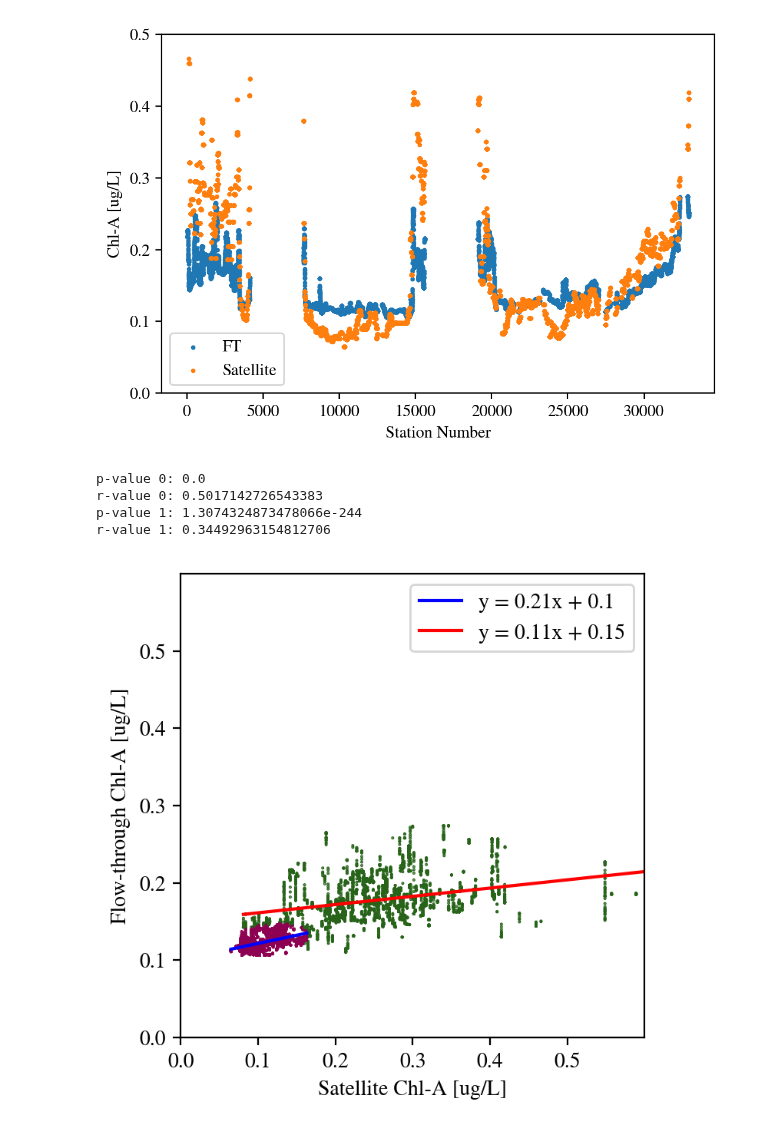
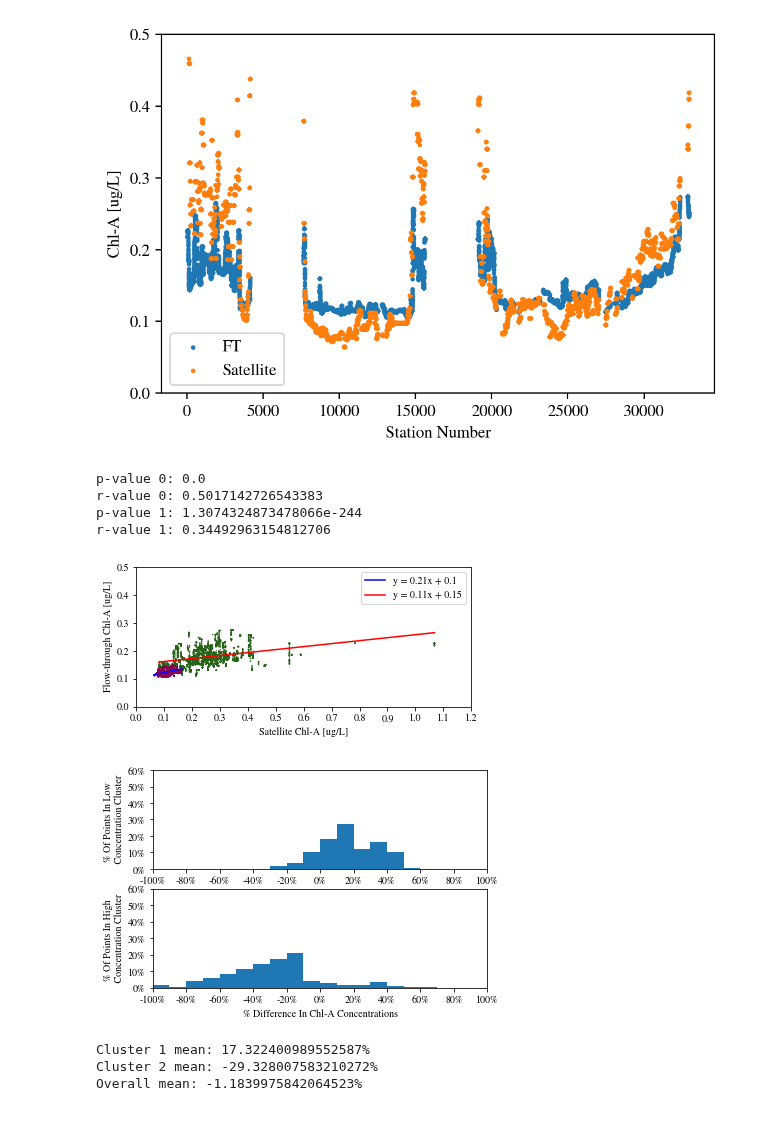
Before and after one commit to AmyPhung/chl-a-comparison, a Jupyter notebook: Revised Figures.ipynb, the cells around one changed output. Saved outputs shown, nothing was run; the diff lists cells and outputs as text; code cells hidden in the pictures.

```diff
--- a/Revised Figures.ipynb
+++ b/Revised Figures.ipynb
@@ -215,34 +214,80 @@ y1 = y[labels == 1]
 
 ft_sat_line1 = BestFitLine(x1, y1)
 print("p-value 1: " + str(ft_sat_line1.p_value))
 print("r-value 1: " + str(ft_sat_line1.r_value))
 eq1 = "y = " + str(round(ft_sat_line1.slope,2)) + \
       "x + " + str(round(ft_sat_line1.intercept,2))
 
 xp = np.linspace(x1.min(), x1.max(), 100)
 plt.plot(xp, ft_sat_line1.computeY(xp), 'r-', label=eq1)
 
 
 
 # Plot Clusters
 plt.scatter(X[:, 0], X[:, 1], c=labels, s=0.2, cmap='PiYG', zorder=2)
 
 plt.axis("equal")
-plt.xlim([0,0.6])
-plt.ylim([0,0.6])
 
 plt.xlabel("Satellite Chl-A [ug/L]")
 plt.ylabel("Flow-through Chl-A [ug/L]")
 
-major_ticks = np.arange(0, 0.6, 0.1)
+major_ticks = np.arange(0, 1.5, 0.1)
 plt.xticks(major_ticks)
 plt.yticks(major_ticks)
+plt.xlim([0,1.2])
+plt.ylim([0,0.5])
 plt.legend()
 
 plt.gca().set_aspect('equal', adjustable='box')
 # %% [output]
 p-value 0: 0.0
 r-value 0: 0.5017142726543383
 p-value 1: 1.3074324873478066e-244
 r-value 1: 0.34492963154812706
-[figure, old version]
+[figure, new version]
+# %%
+data0 = (y0-x0)/((y0+x0)/2)*100
+data1 = (y1-x1)/((y1+x1)/2)*100
+n_bins = 10
+
+# Include values greater or less than 100 percent in 100 percent bin
+bins = np.arange(-100,101,n_bins)
+bins[0] = -1000
+bins[-1] = 1000
+
+# Create two subplots sharing y axis
+fig, (ax0, ax1) = plt.subplots(2, sharey=True)
+
+ax0.hist(data0, weights=np.ones(len(data0)) / len(data0),
+         bins=bins)
+ax0.set(ylabel='% Of Points In Low \n Concentration Cluster')
+ax0.yaxis.set_major_formatter(PercentFormatter(1))
+ax0.xaxis.set_major_formatter(PercentFormatter(100))
+ax0.set_xlim([-100,100])
+
+ax1.hist(data1, weights=np.ones(len(data1)) / len(data1),
+         bins=bins)
+ax1.set(xlabel='% Difference In Chl-A Concentrations',
+        ylabel='% Of Points In High \n Concentration Cluster')
+ax1.yaxis.set_major_formatter(PercentFormatter(1))
+ax1.xaxis.set_major_formatter(PercentFormatter(100))
+ax1.set_xlim([-100,100])
+
+# Adjust ticks
+x_ticks = np.arange(-100, 101, 20)
+y_ticks = np.arange(0, 0.61, 0.1)
+ax0.set_xticks(x_ticks)
+ax0.set_yticks(y_ticks)
+ax1.set_xticks(x_ticks)
+ax1.set_yticks(y_ticks)
+
+plt.show()
+
+print("Cluster 1 mean: " + str(data0.mean()) + "%")
+print("Cluster 2 mean: " + str(data1.mean()) + "%")
+print("Overall mean: " + str(np.append(data0, data1).mean()) + "%")
+# %% [output]
+[figure, added]
+Cluster 1 mean: 17.322400989552587%
+Cluster 2 mean: -29.328007583210272%
+Overall mean: -1.1839975842064523%
```
Also changed, not shown: parts of 1 cell of this notebook.
